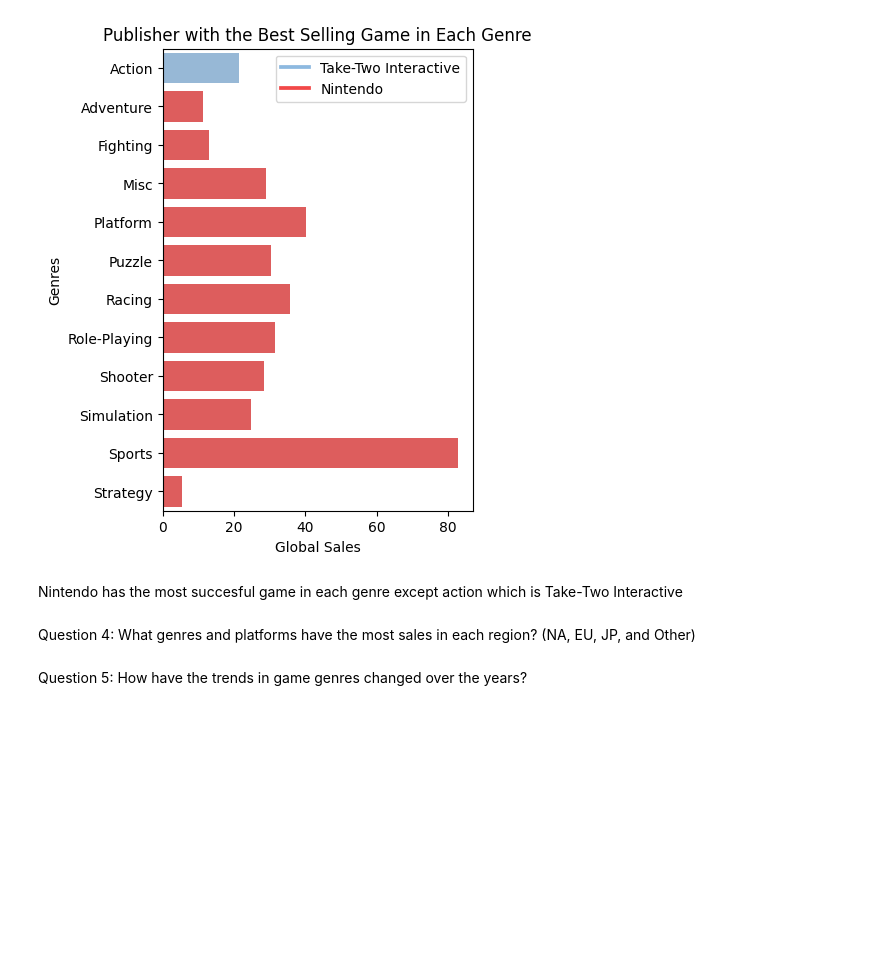
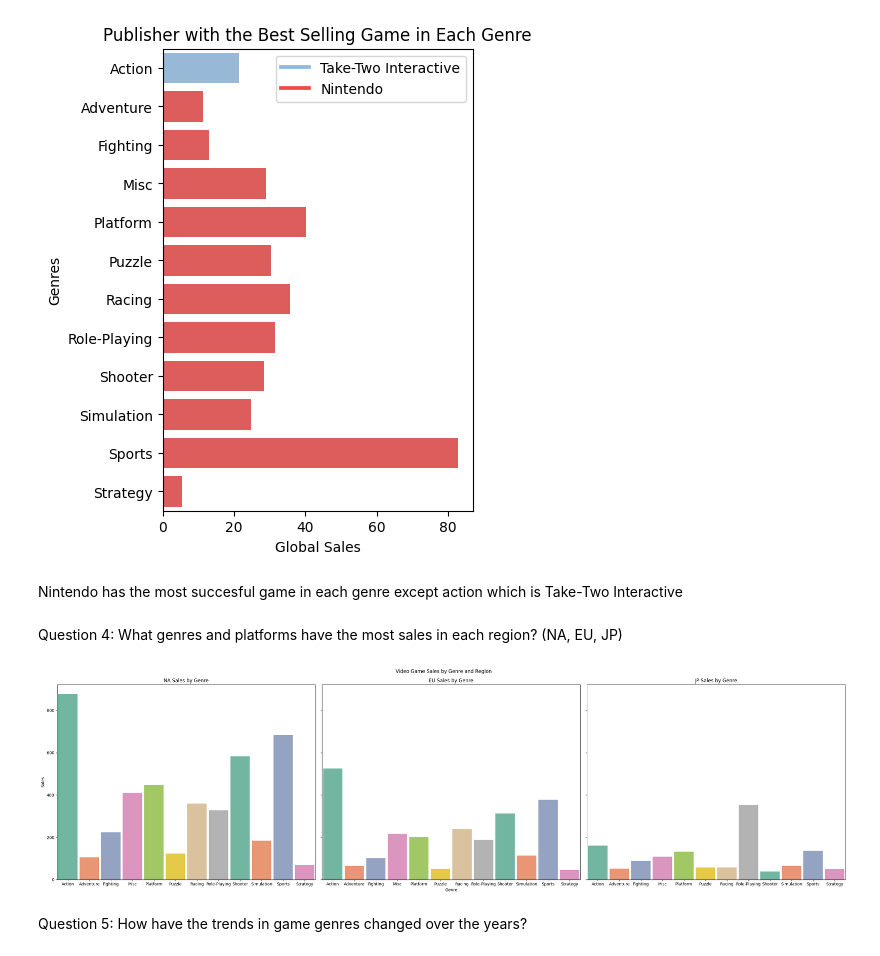
Before and after one commit to nstanfield/Video-Game-Sales-Analysis, a Jupyter notebook: Game_Sales_Analysis.ipynb, the cells around one changed output. Saved outputs shown, nothing was run; the diff lists cells and outputs as text; code cells hidden in the pictures; blank space fills up the shorter version.

```diff
--- a/Game_Sales_Analysis.ipynb
+++ b/Game_Sales_Analysis.ipynb
@@ -413,7 +413,24 @@ plt.show()
 # %% [markdown]
 Nintendo has the most succesful game in each genre except action which is Take-Two Interactive
 # %% [markdown]
-Question 4: What genres and platforms have the most sales in each region? (NA, EU, JP, and Other)
+Question 4: What genres and platforms have the most sales in each region? (NA, EU, JP)
+# %%
+game_sales_genre_na = game_sales.groupby('Genre')['NA_Sales'].sum()
+game_sales_genre_eu = game_sales.groupby('Genre')['EU_Sales'].sum()
+game_sales_genre_jp = game_sales.groupby('Genre')['JP_Sales'].sum()
+figure, axes = plt.subplots(1, 3, figsize=(28,8), sharey=True)
+figure.suptitle('Video Game Sales by Genre and Region')
+sns.barplot(x=game_sales_genre_na.index.to_list(), y=game_sales_genre_na.to_list(), palette='Set2', ax=axes[0], width=0.9)
+axes[0].set_title('NA Sales by Genre')
+axes[0].set_ylabel('Sales')
+sns.barplot(x=game_sales_genre_eu.index.to_list(), y=game_sales_genre_eu.to_list(), palette='Set2', ax=axes[1], width=0.9)
+axes[1].set_title('EU Sales by Genre')
+axes[1].set_xlabel('Genre')
+sns.barplot(x=game_sales_genre_jp.index.to_list(), y=game_sales_genre_jp.to_list(), palette='Set2', ax=axes[2], width=0.9)
+axes[2].set_title('JP Sales by Genre')
+plt.tight_layout()
+# %% [output]
+[figure, added]
 # %% [markdown]
 Question 5: How have the trends in game genres changed over the years?
 # %% [markdown]
```
